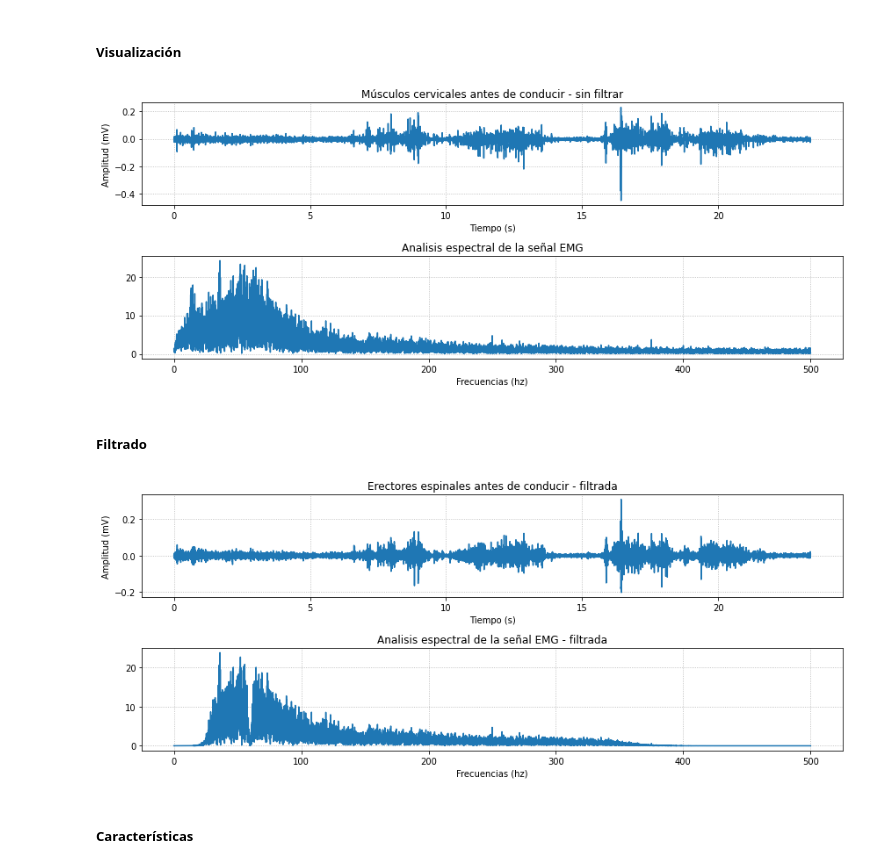
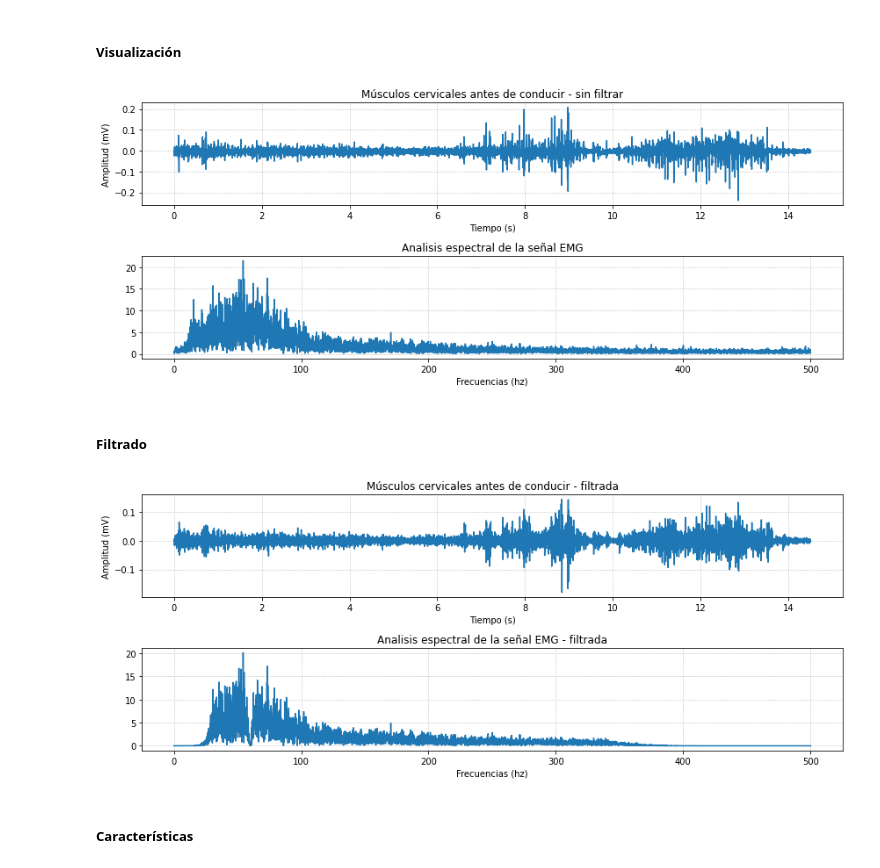
Before and after one commit to fruizg/Introduccion_de_senales, a Jupyter notebook: Software/Procesamiento_Senales/ProcesamientoCervicales.ipynb, the cells around one changed output. Saved outputs shown, nothing was run; the diff lists cells and outputs as text; code cells hidden in the pictures.

```diff
--- a/Software/Procesamiento_Senales/ProcesamientoCervicales.ipynb
+++ b/Software/Procesamiento_Senales/ProcesamientoCervicales.ipynb
@@ -21,6 +18,7 @@ Cervical_Final = np.genfromtxt("../sEMG_Signals/MusculosCervicales_FaseFinal.txt
 Fs = 1000
 Ts = 1/Fs
 Cervical_Inicial = Cervical_Inicial[:,5]
+Cervical_Inicial = Cervical_Inicial[:14506]
 Cervical_Final = Cervical_Final[:,5]
 Time1 = bsnb.generate_time(Cervical_Inicial, Fs)
 Time2 = bsnb.generate_time(Cervical_Final, Fs)
@@ -65,7 +63,7 @@ fig.set_facecolor('white')
 #plt.savefig('EMGyFFT_crudo.png', transparent=False, )
 plt.show()
 # %% [output]
-[figure, old version]
+[figure, new version]
 # %% [markdown]
 ##### Filtrado
 # %%
@@ -81,30 +79,30 @@ Cervical_InicialFilter = lfilter(b, a, Cervical_InicialFilter)
 # %%
 #Transformada de Fourier
 freq_axis_2, power_spect_2 = bsnb.plotfft(Cervical_InicialFilter, Fs)
 
 #Visualización de la señal
 plt.figure(figsize=(12,5))
 plt.subplot(211)
 plt.subplots_adjust(hspace=0.6, wspace=0.6)
 plt.plot(Time1,Cervical_InicialFilter)
 plt.grid(linestyle=":")
 plt.xlabel("Tiempo (s)")
 plt.ylabel("Amplitud (mV)")
-plt.title("Erectores espinales antes de conducir - filtrada")    # graficamos la señal
+plt.title("Músculos cervicales antes de conducir - filtrada")    # graficamos la señal
 
 #Respuesta en frecuecnia
 plt.subplot(212)
 plt.grid(linestyle=":")
 plt.title("Analisis espectral de la señal EMG - filtrada")
 plt.xlabel("Frecuencias (hz)")
 plt.plot(freq_axis_2, power_spect_2)
 plt.tight_layout()
 fig = plt.gcf()
 fig.set_facecolor('white')
 #plt.savefig('EMGyFFT_crudo.png', transparent=False, )
 plt.show()
 # %% [output]
-[figure, old version]
+[figure, new version]
 # %% [markdown]
 ##### Características
 # %%
```
Also changed, not shown: parts of 10 cells of this notebook, 13 other files.
